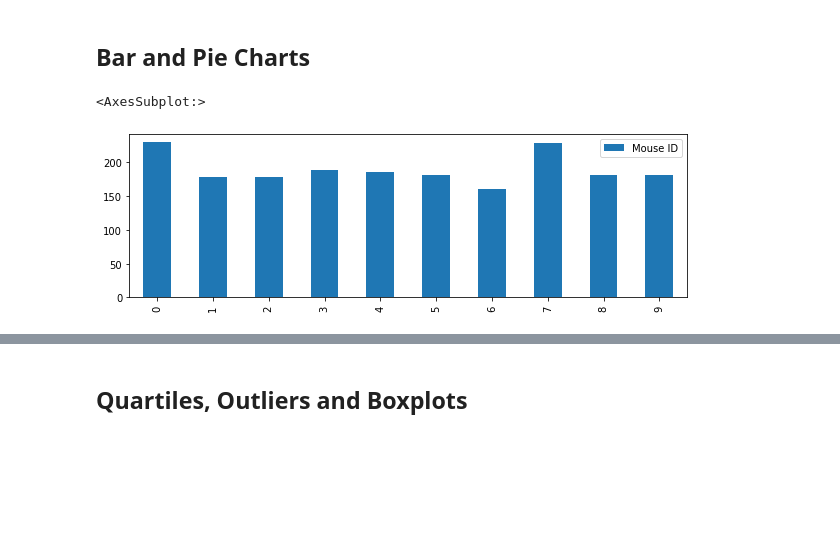
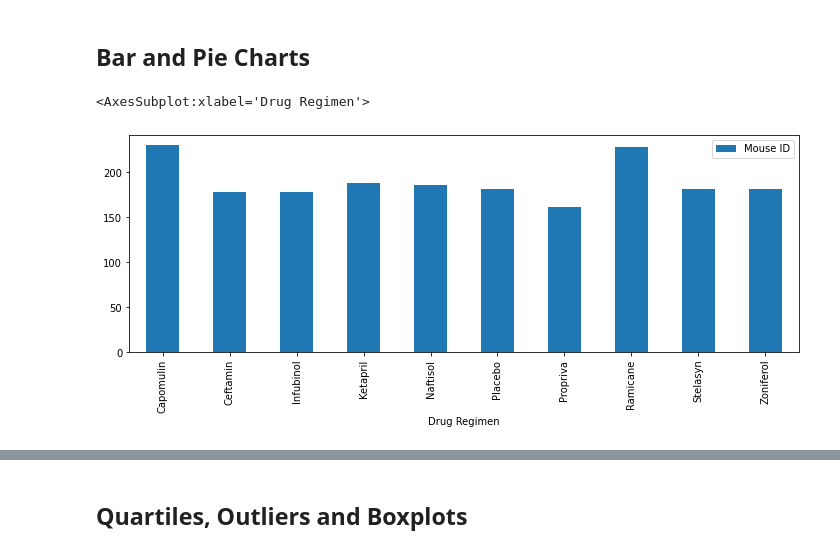
Before and after one commit to swanifereight/matplotlib-challenge, a Jupyter notebook: Pymaceuticals/pymaceuticals_starter.ipynb, the cells around one changed output, grey strips where cells are left out. Drawn from its saved outputs; the diff is of its cells as text; code cells hidden in the pictures; blank space fills up the shorter version.

```diff
--- a/Pymaceuticals/pymaceuticals_starter.ipynb
+++ b/Pymaceuticals/pymaceuticals_starter.ipynb
@@ -128,11 +129,11 @@ mouse_summary.head()
 # Generate a bar plot showing the total number of measurements taken on each drug regimen using pandas.
 drug_mouse = pd.DataFrame(mouse_combine.groupby(["Drug Regimen"]).count()).reset_index()
 drug_mousedf = drug_mouse[["Drug Regimen", "Mouse ID"]]
-durg_moused
+drug_mousedf =drug_mousedf.set_index("Drug Regimen")
 # %%
-drug_mousedf.plot(kind = "bar", figsize=(10,3))
+drug_mousedf.plot(kind = "bar", figsize=(12,4))
 # %% [output]
-<AxesSubplot:>
+<AxesSubplot:xlabel='Drug Regimen'>
-[figure, old version]
+[figure, new version]
 # %%
 # Generate a bar plot showing the total number of measurements taken on each drug regimen using pyplot.
```
Also changed, not shown: parts of 2 cells of this notebook.
